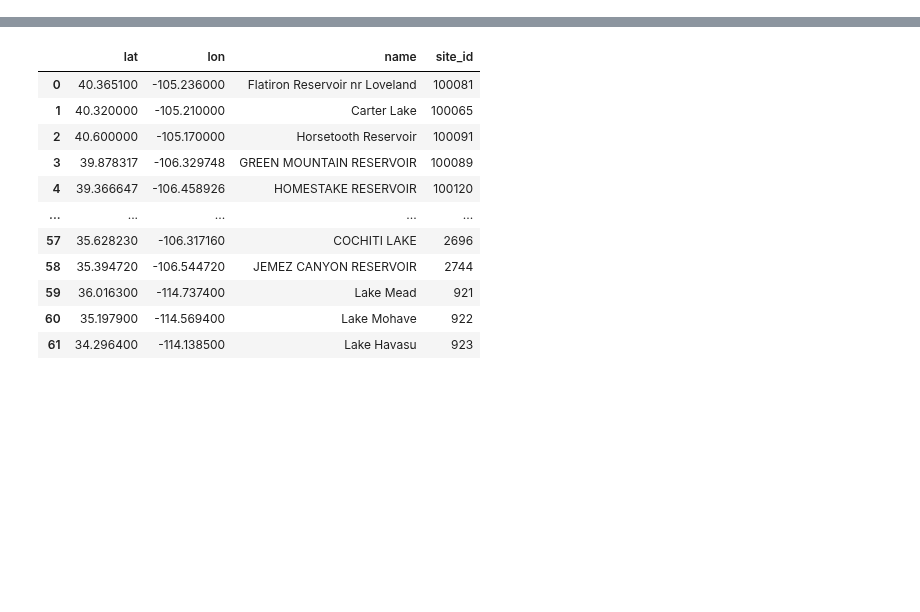
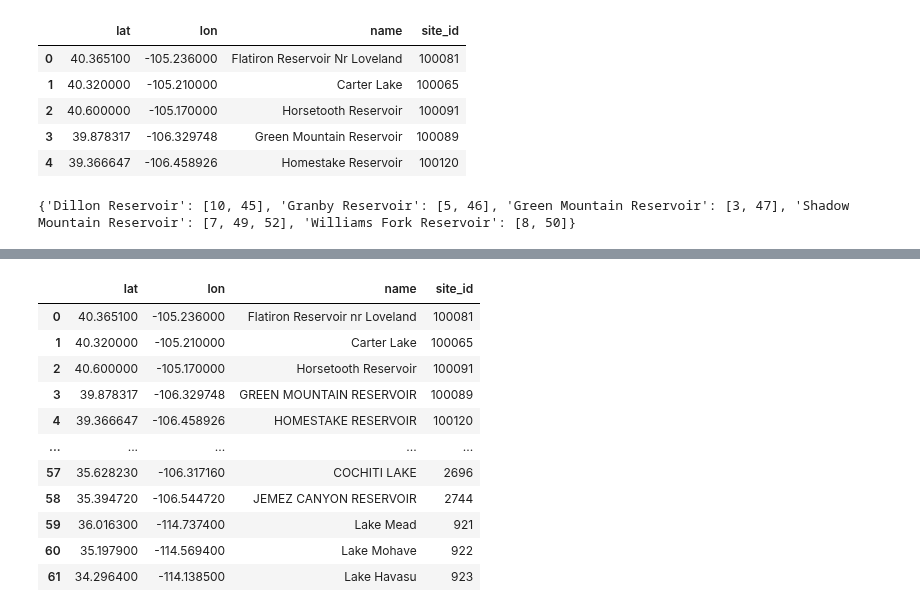
Before and after one commit to uwescience/DSSG2023-Groundwater, a Jupyter notebook: Snippets/yuanninghuang/read_surfacewater_all.ipynb, the cells around one changed output, grey strips where cells are left out. Cells and saved outputs as stored; diff of their text form; code cells hidden in the pictures; blank space fills up the shorter version.

```diff
--- a/Snippets/yuanninghuang/read_surfacewater_all.ipynb
+++ b/Snippets/yuanninghuang/read_surfacewater_all.ipynb
@@ -18,5 +48,8 @@ from datetime import timedelta
 # %%
-def read_csv_from_url(url):
+def read_reclamation_from_url(url):
+    '''
+    Scrape content from the Bureau of Reclamation website
+    '''
     # Define a session for HTTP requests
     session = requests.Session()
 
@@ -33,12 +66,15 @@ def read_csv_from_url(url):
 
         # If the response was successful, parse it as CSV
         if response.status_code == 200:
+            # Add a lag between each retrival (1 to 5 seconds) to make the attempt seems artificial
             sleep(randint(1,5))
             data = response.content.decode('utf-8')
             return pd.read_csv(StringIO(data))
+        # If the response was unsuccessful, print the status code for response
         else:
             print(f"Failed to download file from {url}, status code: {response.status_code}")
             return None
+    # If the request to scrape was unsuccessful, print the error message
     except RequestException as e:
         print(f"Failed to download file: {e}")
         return None
@@ -71,0 +111,31 @@ reclamation_reservoirs = reclamation_reservoirs.rename(columns={'site_metadata.s
+# %%
+# Show the first 5 rows of the dataframe
+reclamation_reservoirs.head()
+# %% [output]
+|  | lat | lon | name | site_id |
+| 0 | 40.365100 | -105.236000 | Flatiron Reservoir Nr Loveland | 100081 |
+| 1 | 40.320000 | -105.210000 | Carter Lake | 100065 |
+| 2 | 40.600000 | -105.170000 | Horsetooth Reservoir | 100091 |
+| 3 | 39.878317 | -106.329748 | Green Mountain Reservoir | 100089 |
+| 4 | 39.366647 | -106.458926 | Homestake Reservoir | 100120 |
+# %%
+# Check if reservoirs have more than one monitoring sites.
+# We will keep only one monitoring site for each reservoir if the data from the monitoring sites are similar
+if reclamation_reservoirs['name'].nunique() != len(reclamation_reservoirs):
+
+    # Create a dictionary that stores reservoirs with more than one monitoring well
+    repeated_reservoir = {}
+
+    # Record the reservoir name and the row number where the record exists for such reservoir into a key value pair in a dictionary
+    def collect_indexes(group):
+        if len(group) > 1:
+            repeated_reservoir[group.name] = group.index.tolist()
+
+    # Check if each reservoir name has more than one monitoring sites
+    reclamation_reservoirs.groupby('name').apply(collect_indexes)
+
+    print(repeated_reservoir)
+else:
+    print("All reservoirs have only one monitoring site for each.")
+# %% [output]
+{'Dillon Reservoir': [10, 45], 'Granby Reservoir': [5, 46], 'Green Mountain Reservoir': [3, 47], 'Shadow Mountain Reservoir': [7, 49, 52], 'Williams Fork Reservoir': [8, 50]}
```
Also changed, not shown: parts of 35 cells of this notebook.
